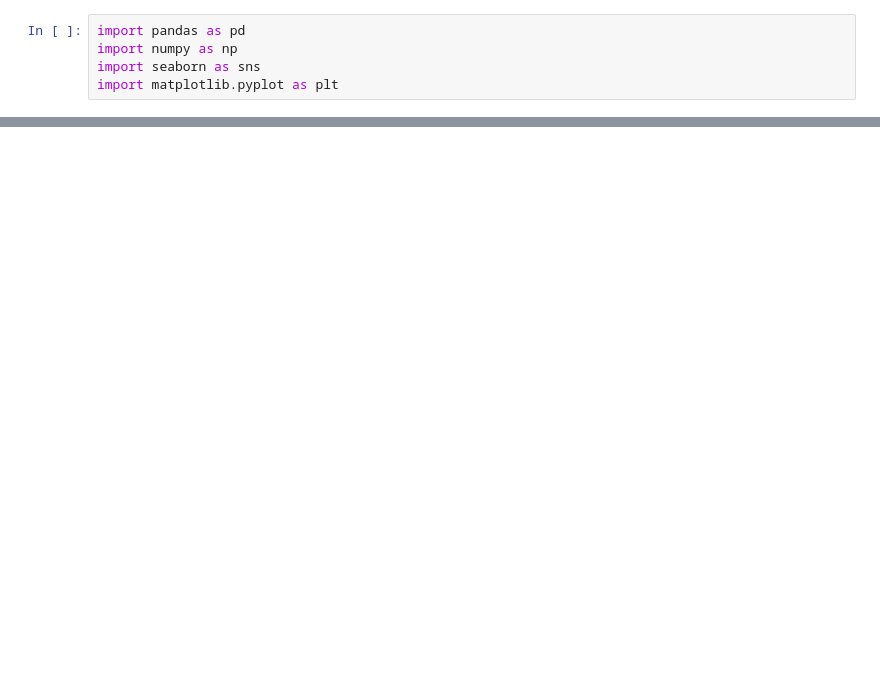
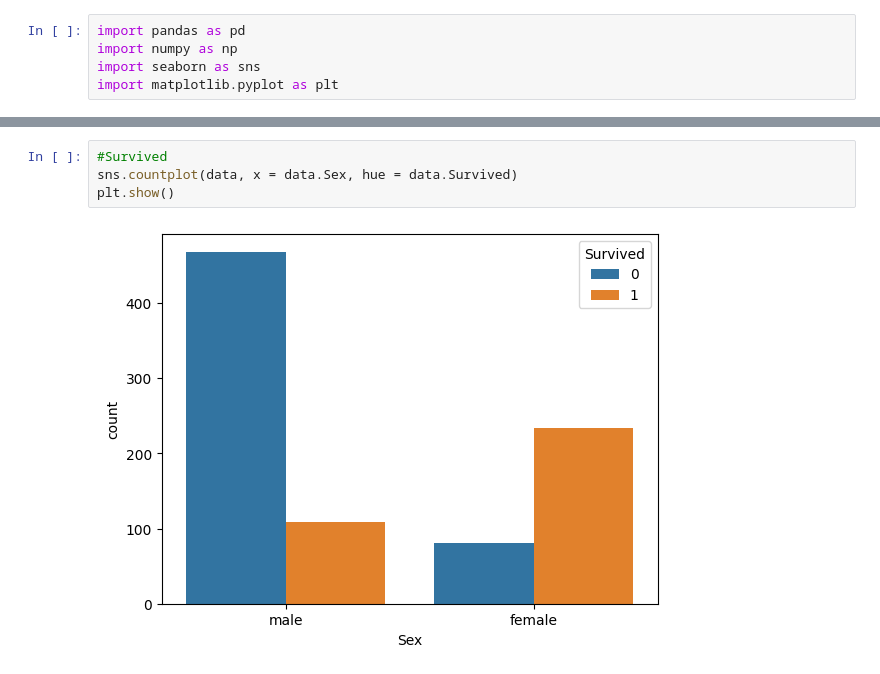
Before and after one commit to Szafranerio/Data_InDepth, a Jupyter notebook: Seaborn/titanic.ipynb, the cells around one changed output, grey strips where cells are left out. Saved outputs shown, nothing was run; the diff lists cells and outputs as text; blank space fills up the shorter version.

```diff
--- a/Seaborn/titanic.ipynb
+++ b/Seaborn/titanic.ipynb
@@ -15,0 +33,6 @@ data.head()
+# %%
+#Survived
+sns.countplot(data, x = data.Sex, hue = data.Survived)
+plt.show()
+# %% [output]
+[figure, added]
```
Also changed, not shown: parts of 14 cells of this notebook.
